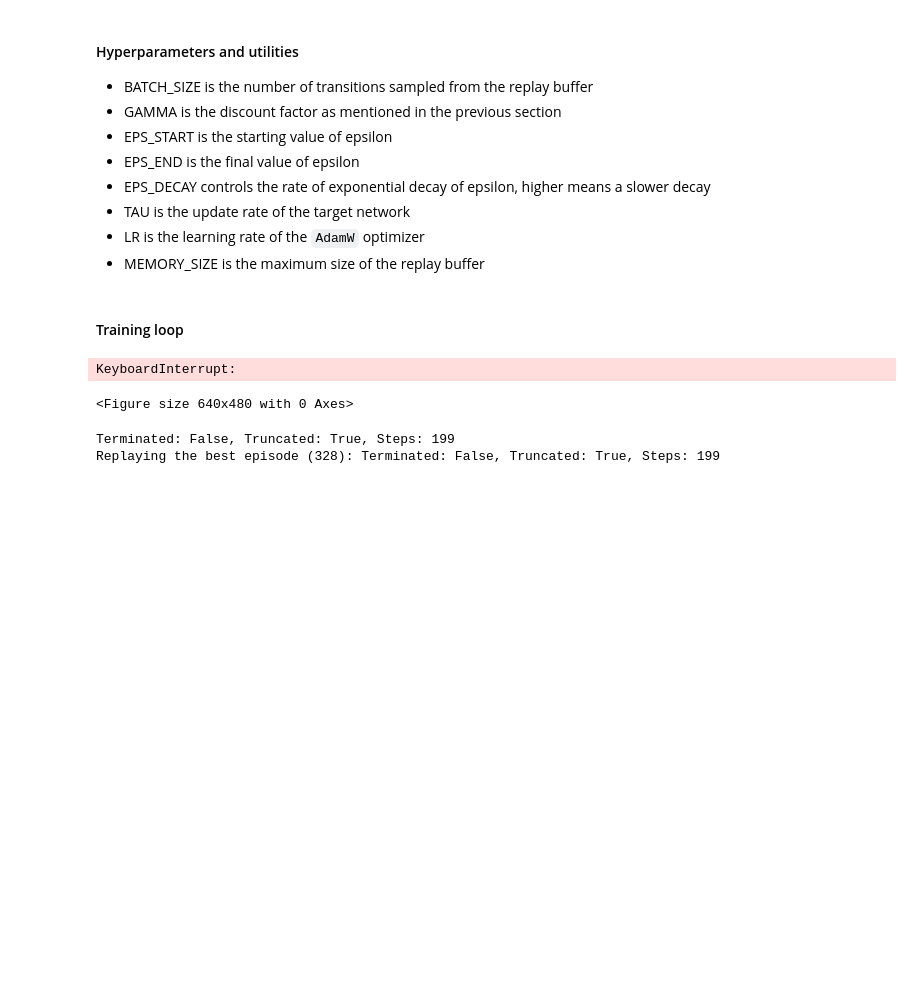
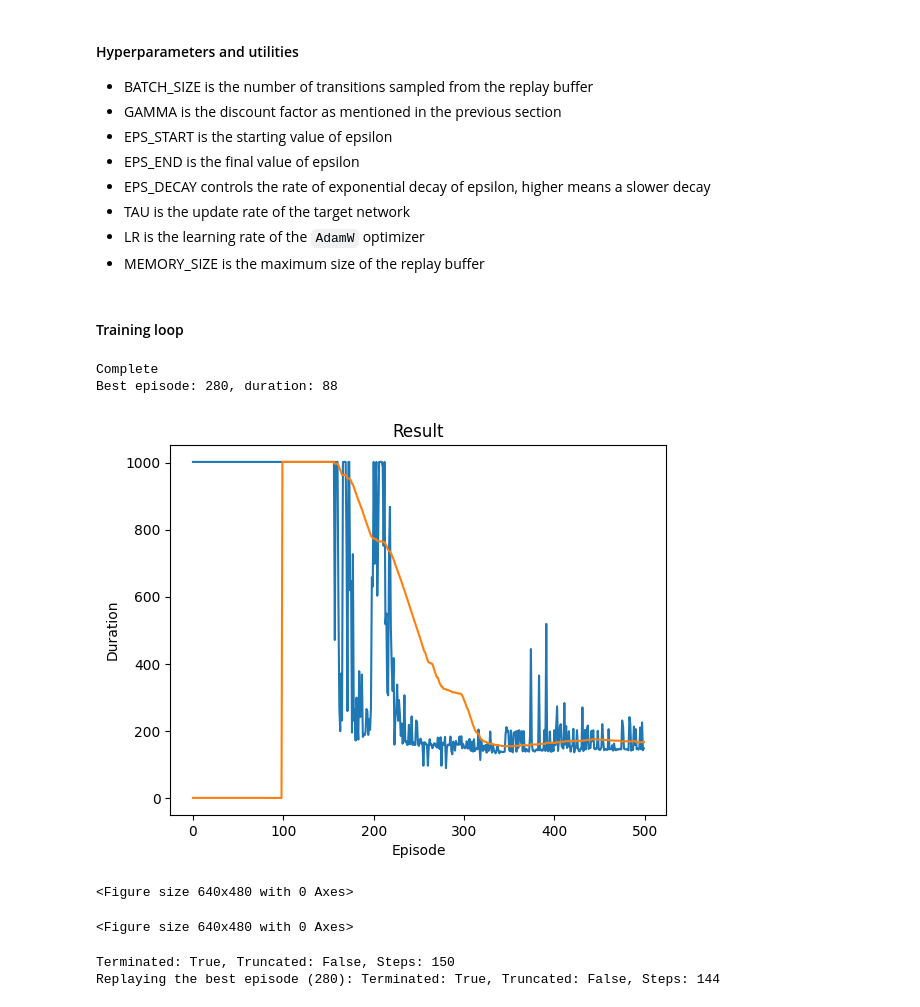
Before and after one commit to lexuv2/max-verstappen, a Jupyter notebook: mountaincar-dqn.ipynb, the cells around one changed output. Drawn from its saved outputs; the diff is of its cells as text; code cells hidden in the pictures; blank space fills up the shorter version.

Commit message:
fix: learning replays count

```diff
--- a/mountaincar-dqn.ipynb
+++ b/mountaincar-dqn.ipynb
@@ -175,9 +175,9 @@ def optimize_model() -> None:
     optimizer.step()
 # %%
 if torch.cuda.is_available():
-    num_episodes = 100000
+    num_episodes = 10000
 else:
-    num_episodes = 10000
+    num_episodes = 500
 use_rewards = True
 
 record_episode = -1
@@ -191,7 +191,7 @@ for i_episode in range(num_episodes):
         action = select_action(state)
         observation, reward, terminated, truncated, _ = env.step(action.item())
         reward = torch.tensor([reward], device=device)
-        done = terminated or truncated
+        done = terminated or t>1000
 
         if terminated:
             next_state = None
@@ -202,35 +202,38 @@ for i_episode in range(num_episodes):
         else:
             next_state = torch.tensor(observation, dtype=torch.float32, device=device).unsqueeze(0)
 
         # Store the transition in memory
         memory.push(state, action, next_state, reward)
 
         # Move to the next state
         state = next_state
 
         # Perform one step of the optimization (on the target network)
         optimize_model()
 
         # Soft update of the target network's weights
         target_net_state_dict = target_net.state_dict()
         policy_net_state_dict = policy_net.state_dict()
         for key in policy_net_state_dict:
             target_net_state_dict[key] = policy_net_state_dict[key] * TAU + target_net_state_dict[key] * (1 - TAU)
         target_net.load_state_dict(target_net_state_dict)
 
         if done:
             episode_durations.append(t + 1)
             plot_duration()
             break
 
 print('Complete')
 print(f'Best episode: {record_episode}, duration: {record_duration}')
 plot_duration(show_result=True)
 plt.ioff()
 plt.show()
 # %% [output]
-KeyboardInterrupt:
+Complete
+Best episode: 280, duration: 88
+[figure, added]
 <Figure size 640x480 with 0 Axes>
+<Figure size 640x480 with 0 Axes>
 # %%
 gui = True
 env_gui = gym.make(game_name, render_mode='human' if gui else None)
@@ -260,5 +263,5 @@ if record_policy is not None:
 env.close()
 env_gui.close()
 # %% [output]
-Terminated: False, Truncated: True, Steps: 199
-Replaying the best episode (328): Terminated: False, Truncated: True, Steps: 199
+Terminated: True, Truncated: False, Steps: 150
+Replaying the best episode (280): Terminated: True, Truncated: False, Steps: 144
```
Also changed, not shown: 1 other file.
